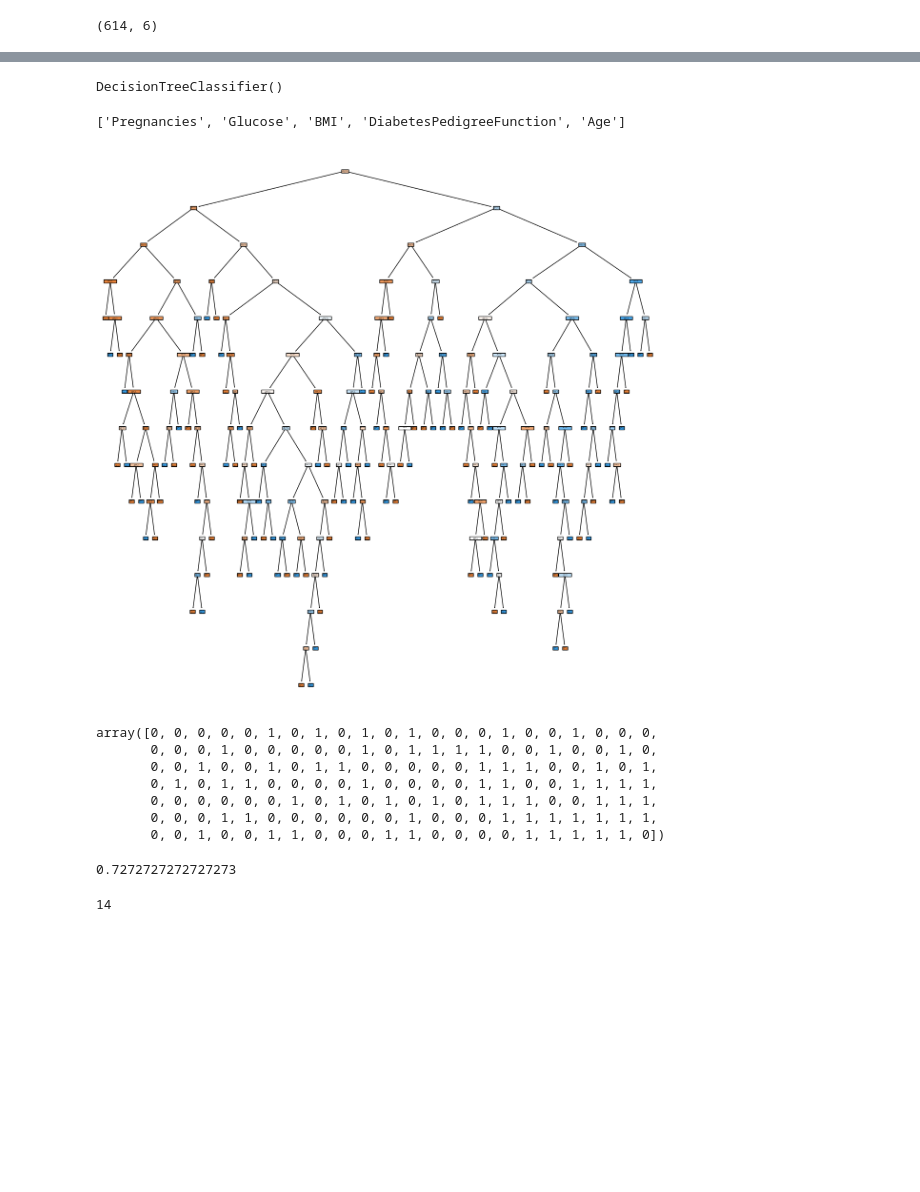
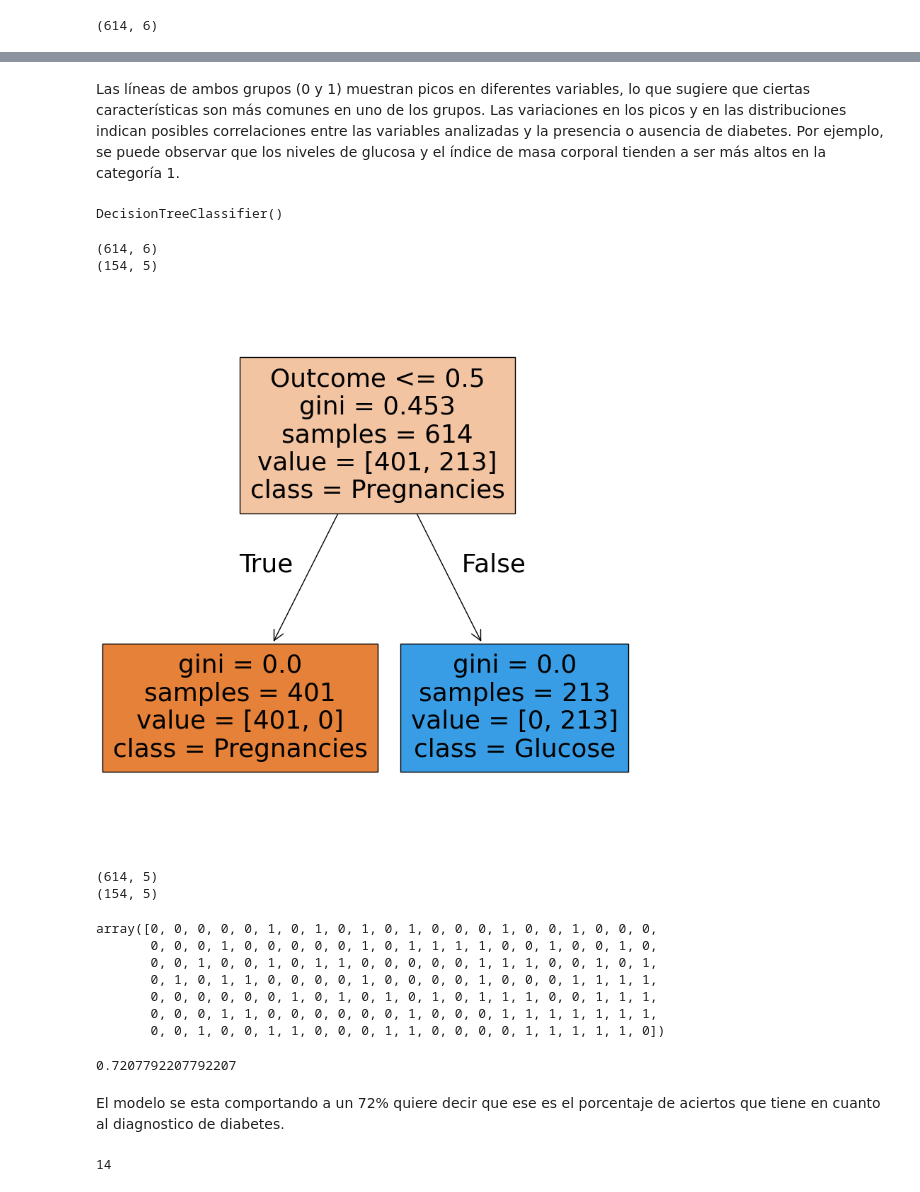
Before and after one commit to emilceinfante/Arboles_decision, a Jupyter notebook: src/explore.ipynb, the cells around one changed output, grey strips where cells are left out. Saved outputs shown, nothing was run; the diff lists cells and outputs as text; code cells hidden in the pictures; blank space fills up the shorter version.

```diff
--- a/src/explore.ipynb
+++ b/src/explore.ipynb
@@ -396,3 +446,7 @@ X_train.shape
+# %% [markdown]
+Las líneas de ambos grupos (0 y 1) muestran picos en diferentes variables, lo que sugiere que ciertas características son más comunes en uno de los grupos.
+Las variaciones en los picos y en las distribuciones indican posibles correlaciones entre las variables analizadas y la presencia o ausencia de diabetes.
+Por ejemplo, se puede observar que los niveles de glucosa y el índice de masa corporal tienden a ser más altos en la categoría 1.
 # %%
 from sklearn.tree import DecisionTreeClassifier
 
@@ -400,7 +454,3 @@ model = DecisionTreeClassifier()
 model.fit(X_train, y_train)
 # %% [output]
 DecisionTreeClassifier()
-# %%
-list(X_train.columns)
-# %% [output]
-['Pregnancies', 'Glucose', 'BMI', 'DiabetesPedigreeFunction', 'Age']
@@ -407,31 +460,45 @@ list(X_train.columns)
+# %%
+print(X_train.shape)
+print(X_test.shape)
+# %% [output]
+(614, 6)
+(154, 5)
 # %%
 import matplotlib.pyplot as plt
 from sklearn import tree
 
-fig = plt.figure(figsize=(15,15))
+fig = plt.figure(figsize=(10,10))
 
-tree.plot_tree(model, feature_names = list(X_train.columns), class_names = ["0", "1", "2"], filled = True)
+tree.plot_tree(model, feature_names = list(X_train.columns), class_names = ["Pregnancies", "Glucose", "BMI", "DiabetesPedigreeFunction", "Age"], filled = True)
 
 plt.show()
 # %% [output]
-[figure, old version]
+[figure, new version]
+# %%
+print(X_train.shape)
+print(X_test.shape)
+# %% [output]
+(614, 5)
+(154, 5)
 # %%
-y_pred = model.predict(X_test)
-y_pred
+Y_pred = model.predict(X_test)
+Y_pred
 # %% [output]
 array([0, 0, 0, 0, 0, 1, 0, 1, 0, 1, 0, 1, 0, 0, 0, 1, 0, 0, 1, 0, 0, 0,
        0, 0, 0, 1, 0, 0, 0, 0, 0, 1, 0, 1, 1, 1, 1, 0, 0, 1, 0, 0, 1, 0,
        0, 0, 1, 0, 0, 1, 0, 1, 1, 0, 0, 0, 0, 0, 1, 1, 1, 0, 0, 1, 0, 1,
-       0, 1, 0, 1, 1, 0, 0, 0, 0, 1, 0, 0, 0, 0, 1, 1, 0, 0, 1, 1, 1, 1,
+       0, 1, 0, 1, 1, 0, 0, 0, 0, 1, 0, 0, 0, 0, 1, 0, 0, 0, 1, 1, 1, 1,
        0, 0, 0, 0, 0, 0, 1, 0, 1, 0, 1, 0, 1, 0, 1, 1, 1, 0, 0, 1, 1, 1,
        0, 0, 0, 1, 1, 0, 0, 0, 0, 0, 0, 1, 0, 0, 0, 1, 1, 1, 1, 1, 1, 1,
        0, 0, 1, 0, 0, 1, 1, 0, 0, 0, 1, 1, 0, 0, 0, 0, 1, 1, 1, 1, 1, 0])
 # %%
 from sklearn.metrics import accuracy_score
 
-accuracy_score(y_test, y_pred)
+accuracy_score(y_test, Y_pred)
 # %% [output]
-0.7272727272727273
+0.7207792207792207
+# %% [markdown]
+El modelo se esta comportando a un 72% quiere decir que ese es el porcentaje de aciertos que tiene en cuanto al diagnostico de diabetes.
 # %%
 ### Profundidad del árbol
 model.get_depth()
```
Also changed, not shown: parts of 36 cells of this notebook, 1 other file.
